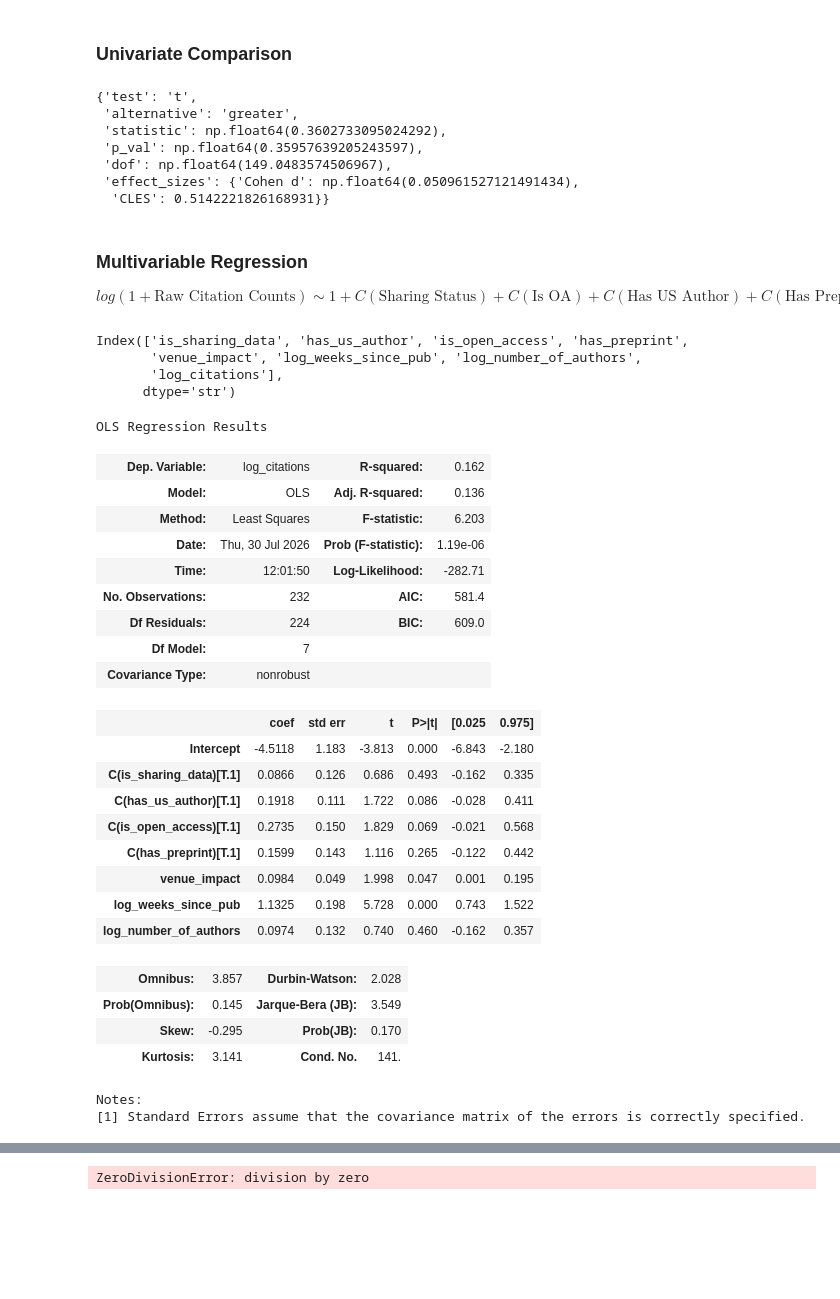
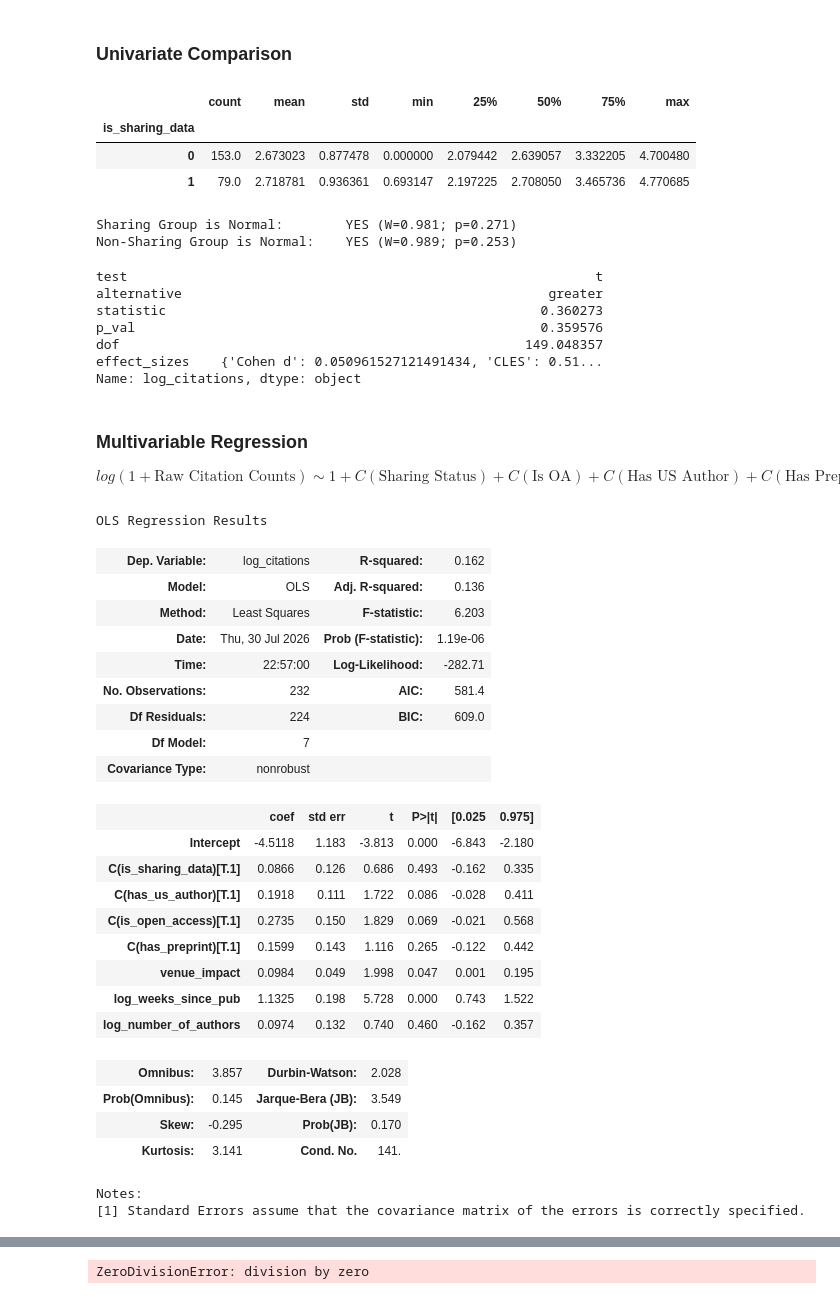
Before and after one commit to JonNir1/eye_movement_data_sharing, a Jupyter notebook: citations_for_data_sharing.ipynb, the cells around one changed output, grey strips where cells are left out. Saved outputs shown, nothing was run; the diff lists cells and outputs as text; code cells hidden in the pictures; blank space fills up the shorter version.

```diff
--- a/citations_for_data_sharing.ipynb
+++ b/citations_for_data_sharing.ipynb
@@ -1430,41 +1433,53 @@ Log+1 Scale is Normal:  YES (W=0.990; p=0.117)
 # %% [markdown]
 ### Univariate Comparison
+# %%
+# compare summary statistics of citation counts between sharing and non-sharing articles
+CITATIONS_DF.groupby("is_sharing_data")["log_citations"].describe()
+# %% [output]
+|  | count | mean | std | min | 25% | 50% | 75% | max |
+| is_sharing_data |  |  |  |  |  |  |  |  |
+| 0 | 153.0 | 2.673023 | 0.877478 | 0.000000 | 2.079442 | 2.639057 | 3.332205 | 4.700480 |
+| 1 | 79.0 | 2.718781 | 0.936361 | 0.693147 | 2.197225 | 2.708050 | 3.465736 | 4.770685 |
+# %%
+# check for normality
+shapiro = stats.shapiro(CITATIONS_DF[CITATIONS_DF["is_sharing_data"] == 1]["log_citations"])
+print(f"Sharing Group is Normal:\t{'YES' if shapiro.pvalue > 0.05 else 'NO'} (W={shapiro.statistic :.3f}; p={shapiro.pvalue :.3f})")
+
+shapiro = stats.shapiro(CITATIONS_DF[CITATIONS_DF["is_sharing_data"] == 0]["log_citations"])
+print(f"Non-Sharing Group is Normal:\t{'YES' if shapiro.pvalue > 0.05 else 'NO'} (W={shapiro.statistic :.3f}; p={shapiro.pvalue :.3f})")
+# %% [output]
+Sharing Group is Normal:        YES (W=0.981; p=0.271)
+Non-Sharing Group is Normal:    YES (W=0.989; p=0.253)
 # %%
-citations_univariate_test, citations_univariate_summary = compare_continuous(
+citations_univariate_test_results, citations_univariate_summary = compare_continuous(
     data=CITATIONS_DF, share_feature="is_sharing_data", tested_feature="log_citations", alternative="greater", verbose=False
 )
-citations_univariate_test
+citations_univariate_test_results = pd.Series(citations_univariate_test_results).rename("log_citations")
+citations_univariate_test_results
 # %% [output]
-{'test': 't',
- 'alternative': 'greater',
- 'statistic': np.float64(0.3602733095024292),
- 'p_val': np.float64(0.35957639205243597),
- 'dof': np.float64(149.0483574506967),
- 'effect_sizes': {'Cohen d': np.float64(0.050961527121491434),
-  'CLES': 0.5142221826168931}}
+test                                                            t
+alternative                                               greater
+statistic                                                0.360273
+p_val                                                    0.359576
+dof                                                    149.048357
+effect_sizes    {'Cohen d': 0.050961527121491434, 'CLES': 0.51...
+Name: log_citations, dtype: object
 # %% [markdown]
 ### Multivariable Regression
 $$ log(1 + \text{Raw Citation Counts}) \sim 1 + C(\text{Sharing Status}) + C(\text{Is OA}) + C(\text{Has US Author}) + C(\text{Has Preprint}) + log(\text{Weeks Since Pub.}) + log(\text{Number of Authors}) + \text{Impact Score} $$
-# %%
-CITATIONS_DF.columns
-# %% [output]
-Index(['is_sharing_data', 'has_us_author', 'is_open_access', 'has_preprint',
-       'venue_impact', 'log_weeks_since_pub', 'log_number_of_authors',
-       'log_citations'],
-      dtype='str')
 # %%
 citations_model = smf.ols(
     "log_citations ~ C(is_sharing_data) + C(has_us_author) + C(is_open_access) + C(has_preprint) + venue_impact + log_weeks_since_pub + log_number_of_authors",
-    data=CITATIONS_DF,
+    data=pd.concat([CITATIONS_DF, combined["VenueName"]], axis=1),
 ).fit()
 citations_model.summary()
 # %% [output]
 OLS Regression Results
 | Dep. Variable: | log_citations | R-squared: | 0.162 |
 | Model: | OLS | Adj. R-squared: | 0.136 |
 | Method: | Least Squares | F-statistic: | 6.203 |
 | Date: | Thu, 30 Jul 2026 | Prob (F-statistic): | 1.19e-06 |
-| Time: | 12:01:50 | Log-Likelihood: | -282.71 |
+| Time: | 22:57:00 | Log-Likelihood: | -282.71 |
 | No. Observations: | 232 | AIC: | 581.4 |
 | Df Residuals: | 224 | BIC: | 609.0 |
 | Df Model: | 7 |  |  |
```
Also changed, not shown: parts of 28 cells of this notebook.
